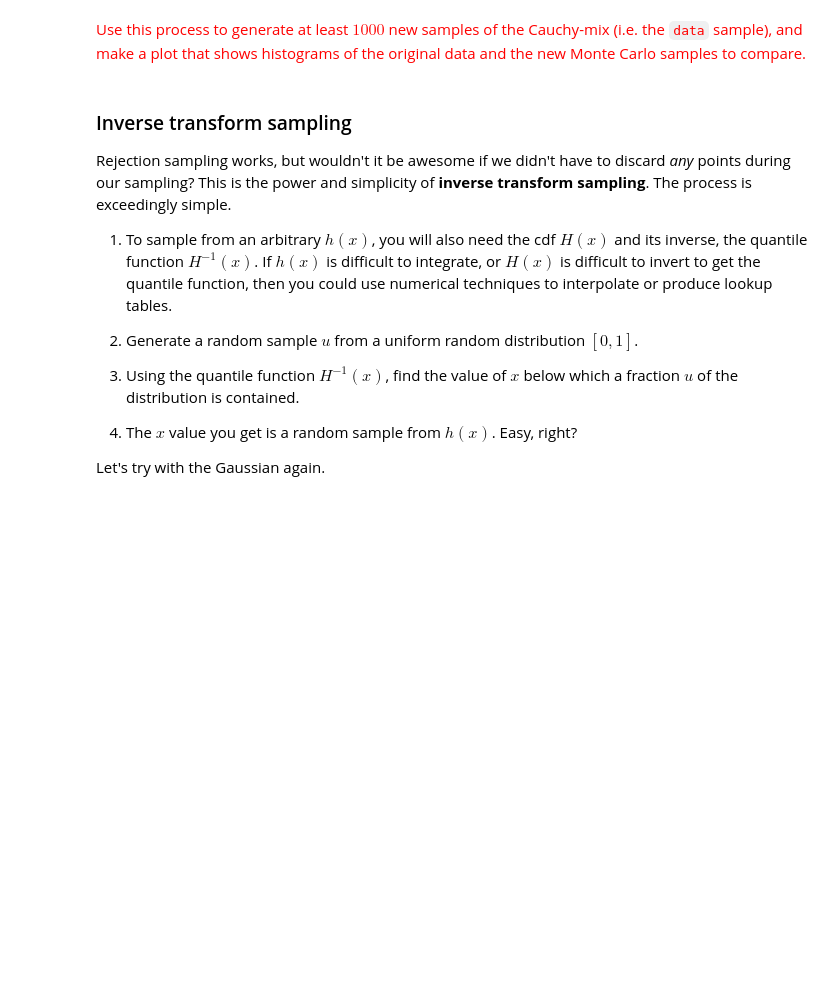
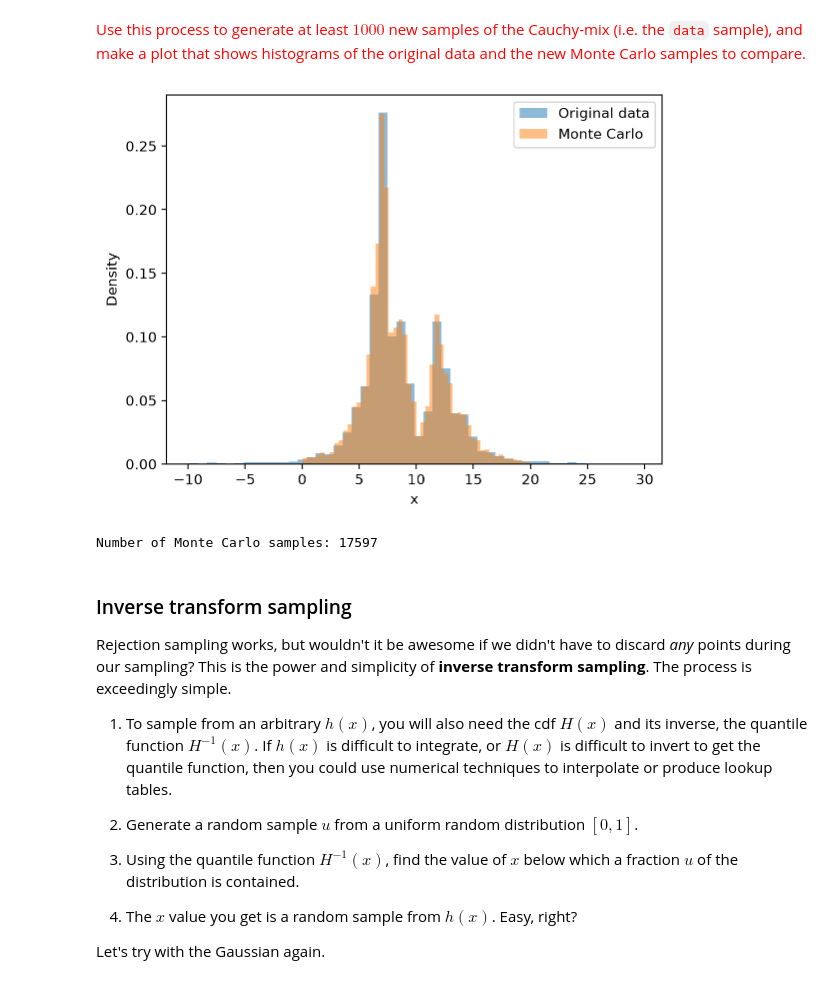
Before and after one commit to NihanPol/astrostats_ttu_fall26, a Jupyter notebook: coursework/student_folders/jolee_peal/lectures/Lecture_4_JoleePeal.ipynb, the cells around one changed output. Cells and saved outputs as stored; diff of their text form; code cells hidden in the pictures; blank space fills up the shorter version.

```diff
--- a/coursework/student_folders/jolee_peal/lectures/Lecture_4_JoleePeal.ipynb
+++ b/coursework/student_folders/jolee_peal/lectures/Lecture_4_JoleePeal.ipynb
@@ -526,6 +552,33 @@ plt.hist(monte_carlo, bins=50, density=True);
 ...of course once you have the `disth` you can immediately draw from the pdf using `disth.rvs()`. This is worth knowing for your own research. It's a great hack, but it's important to know the theory behind all this.
 # %% [markdown]
 <font color='red'>Use this process to generate at least $1000$ new samples of the Cauchy-mix (i.e. the `data` sample), and make a plot that shows histograms of the original data and the new Monte Carlo samples to compare.</font>
+# %%
+# Make a scipy.stats distribution from the histogram
+disth = scipy.stats.rv_histogram((counts, bins))
+
+# Generate proposed points
+N = 100000
+q = np.random.uniform(0.0, 20.0, N)
+u = np.random.uniform(0, counts.max(), N)
+
+# Accept points that fall under the PDF
+mask = u <= disth.pdf(q)
+
+# Keep the accepted points
+monte_carlo = q[mask]
+
+# Plot original data and Monte Carlo samples
+plt.hist(data, bins=50, density=True, alpha=0.5, label='Original data')
+plt.hist(monte_carlo, bins=50, density=True, alpha=0.5, label='Monte Carlo')
+plt.xlabel('x')
+plt.ylabel('Density')
+plt.legend()
+plt.show()
+
+print("Number of Monte Carlo samples:", len(monte_carlo))
+# %% [output]
+[figure, added]
+Number of Monte Carlo samples: 17597
 # %% [markdown]
 ### Inverse transform sampling
 
```
Also changed, not shown: parts of 6 cells of this notebook, 4 other files.
